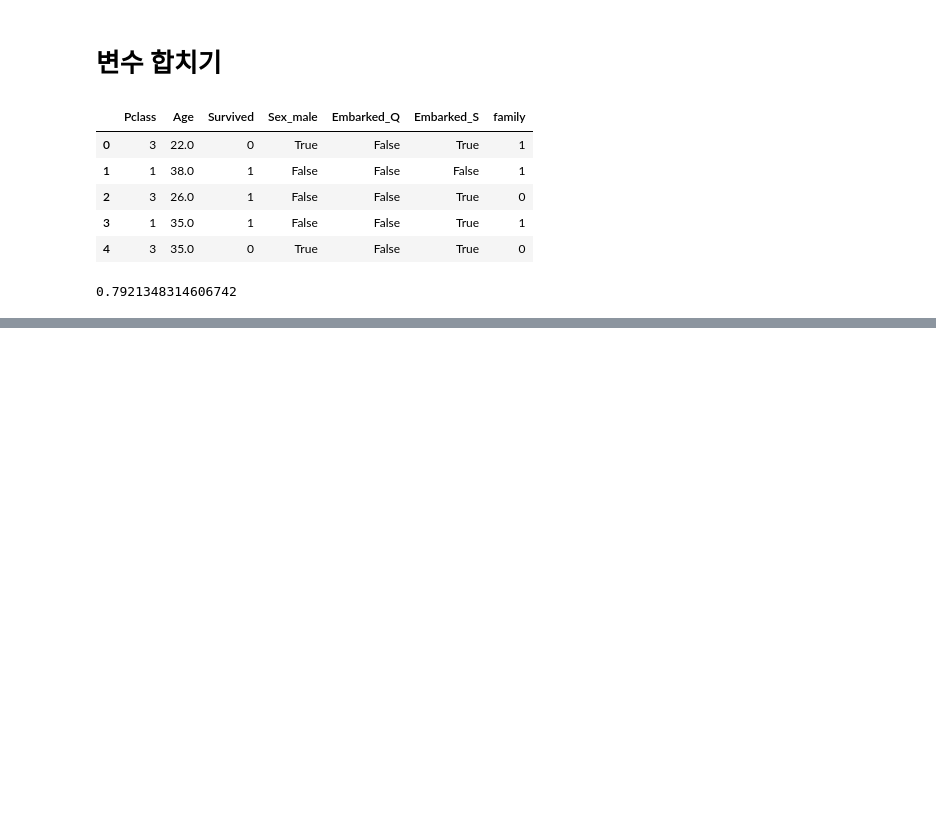
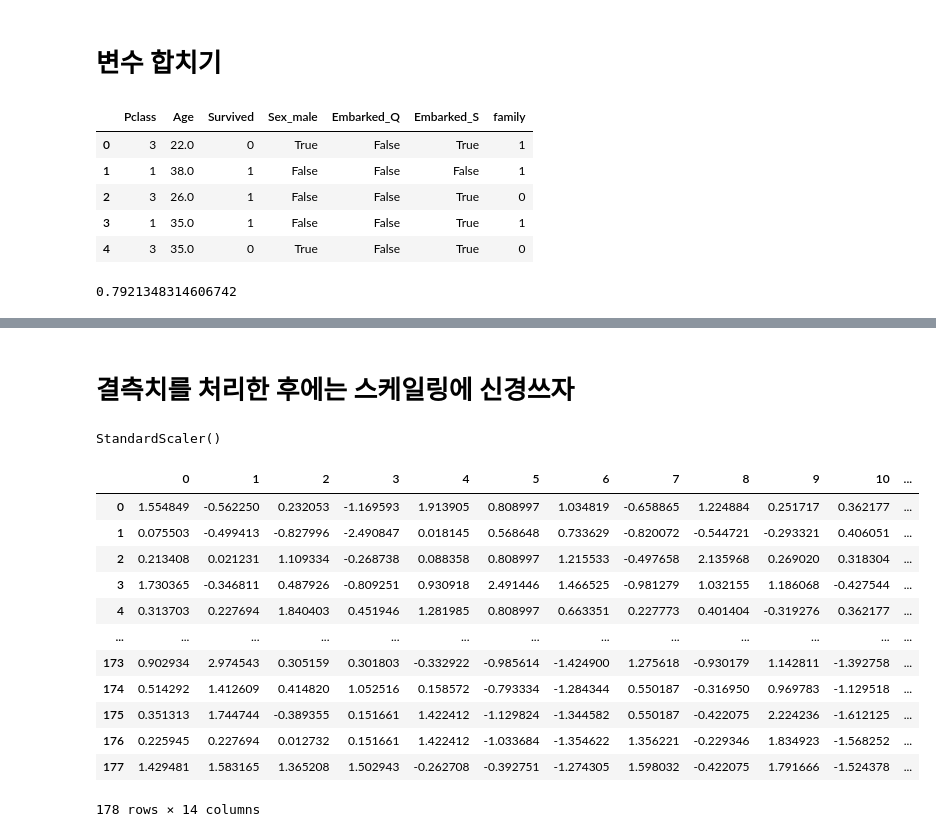
Before and after one commit to gracesjy/mldl_study, a Jupyter notebook: 코랩에서 바로 git 으로 올리기.ipynb, the cells around one changed output, grey strips where cells are left out. Drawn from its saved outputs; the diff is of its cells as text; code cells hidden in the pictures; blank space fills up the shorter version.

```diff
--- a/코랩에서 바로 git 으로 올리기.ipynb
+++ b/코랩에서 바로 git 으로 올리기.ipynb
@@ -392,0 +578,2 @@ accuracy_score(y_test, pred)
+# %%
+data.fillna(data.median(), inplace=True)
@@ -392,0 +598,2 @@ accuracy_score(y_test, pred)
+# %% [markdown]
+# 결측치를 처리한 후에는 스케일링에 신경쓰자
@@ -392,0 +602,23 @@ accuracy_score(y_test, pred)
+# %%
+st_scaler = StandardScaler()
+# %%
+st_scaler.fit(data)
+# %% [output]
+StandardScaler()
+# %%
+st_scaled = st_scaler.transform(data)
+pd.DataFrame(st_scaled)
+# %% [output]
+|  | 0 | 1 | 2 | 3 | 4 | 5 | 6 | 7 | 8 | 9 | 10 | ... |
+| 0 | 1.554849 | -0.562250 | 0.232053 | -1.169593 | 1.913905 | 0.808997 | 1.034819 | -0.658865 | 1.224884 | 0.251717 | 0.362177 | ... |
+| 1 | 0.075503 | -0.499413 | -0.827996 | -2.490847 | 0.018145 | 0.568648 | 0.733629 | -0.820072 | -0.544721 | -0.293321 | 0.406051 | ... |
+| 2 | 0.213408 | 0.021231 | 1.109334 | -0.268738 | 0.088358 | 0.808997 | 1.215533 | -0.497658 | 2.135968 | 0.269020 | 0.318304 | ... |
+| 3 | 1.730365 | -0.346811 | 0.487926 | -0.809251 | 0.930918 | 2.491446 | 1.466525 | -0.981279 | 1.032155 | 1.186068 | -0.427544 | ... |
+| 4 | 0.313703 | 0.227694 | 1.840403 | 0.451946 | 1.281985 | 0.808997 | 0.663351 | 0.227773 | 0.401404 | -0.319276 | 0.362177 | ... |
+| ... | ... | ... | ... | ... | ... | ... | ... | ... | ... | ... | ... | ... |
+| 173 | 0.902934 | 2.974543 | 0.305159 | 0.301803 | -0.332922 | -0.985614 | -1.424900 | 1.275618 | -0.930179 | 1.142811 | -1.392758 | ... |
+| 174 | 0.514292 | 1.412609 | 0.414820 | 1.052516 | 0.158572 | -0.793334 | -1.284344 | 0.550187 | -0.316950 | 0.969783 | -1.129518 | ... |
+| 175 | 0.351313 | 1.744744 | -0.389355 | 0.151661 | 1.422412 | -1.129824 | -1.344582 | 0.550187 | -0.422075 | 2.224236 | -1.612125 | ... |
+| 176 | 0.225945 | 0.227694 | 0.012732 | 0.151661 | 1.422412 | -1.033684 | -1.354622 | 1.356221 | -0.229346 | 1.834923 | -1.568252 | ... |
+| 177 | 1.429481 | 1.583165 | 1.365208 | 1.502943 | -0.262708 | -0.392751 | -1.274305 | 1.598032 | -0.422075 | 1.791666 | -1.524378 | ... |
+178 rows × 14 columns
```
Also changed, not shown: parts of 32 cells of this notebook.
